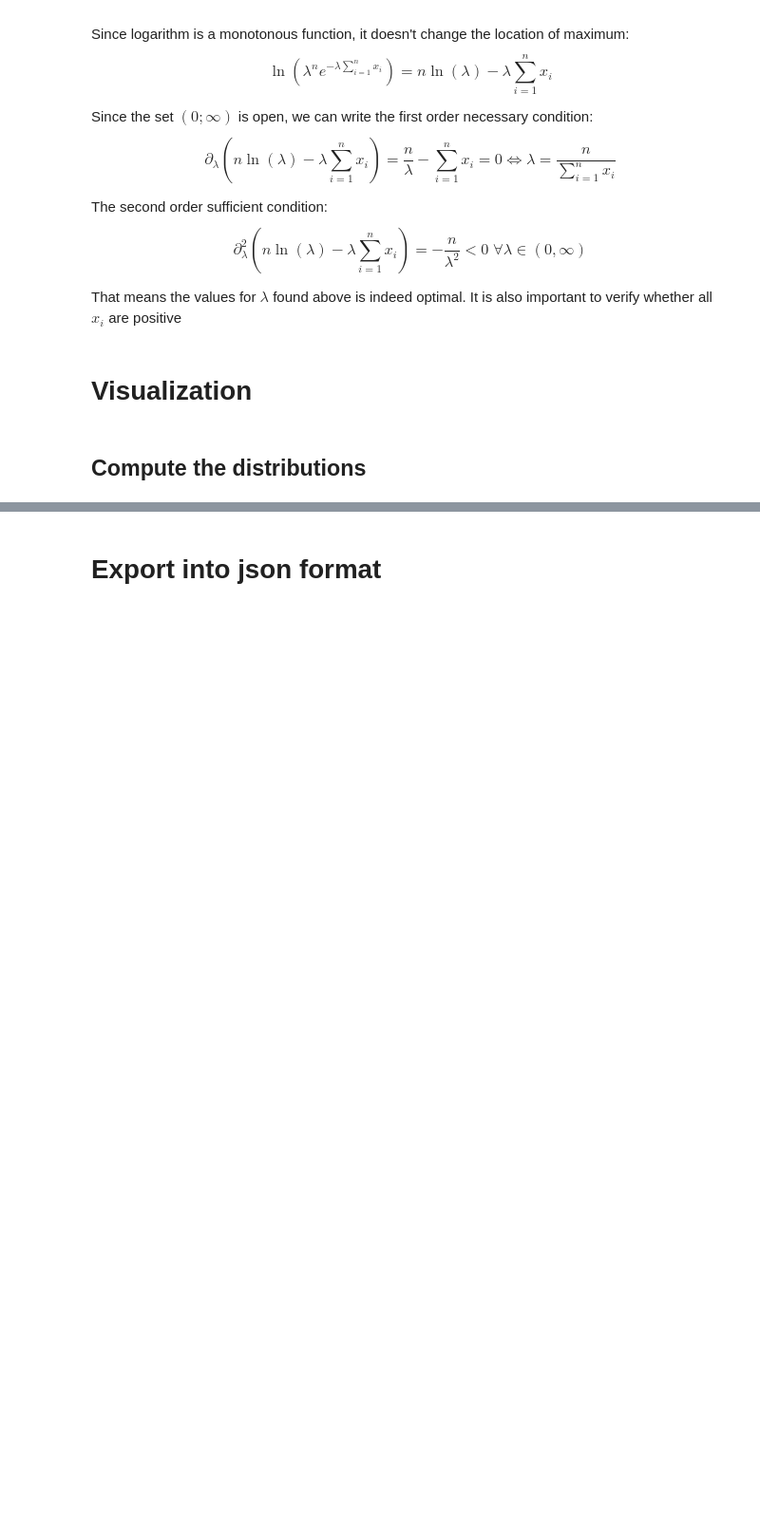
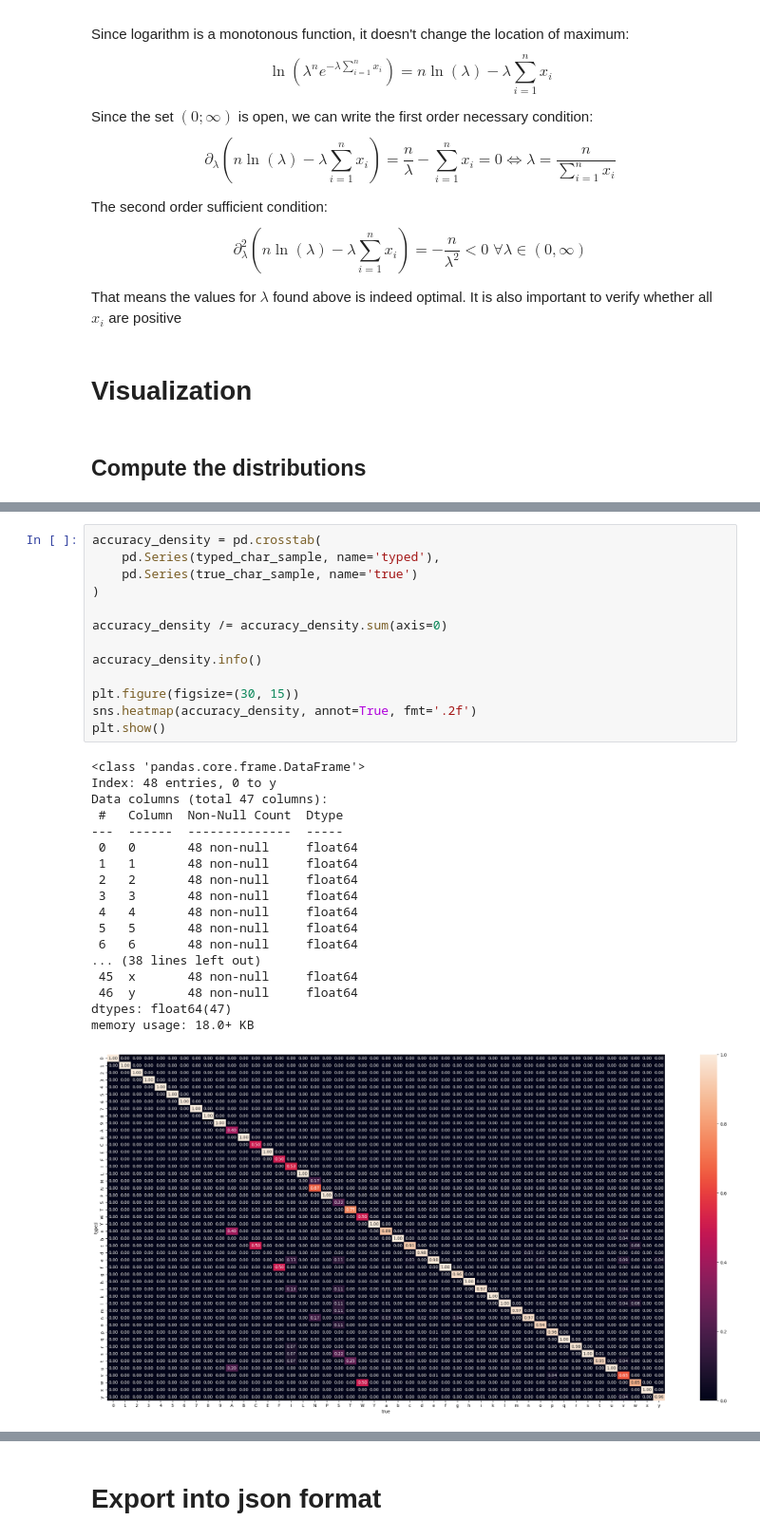
Before and after one commit to geekrope/keystroke-distribution, a Jupyter notebook: analysis/typing_distribution.ipynb, the cells around one changed output, grey strips where cells are left out. Shown at 95% size. Drawn from its saved outputs; the diff is of its cells as text; blank space fills up the shorter version.

```diff
--- a/analysis/typing_distribution.ipynb
+++ b/analysis/typing_distribution.ipynb
@@ -153,3 +188,35 @@ distribution = compute_cdf(data)
+# %%
+accuracy_density = pd.crosstab(
+    pd.Series(typed_char_sample, name='typed'),
+    pd.Series(true_char_sample, name='true')
+)
+
+accuracy_density /= accuracy_density.sum(axis=0)
+
+accuracy_density.info()
+
+plt.figure(figsize=(30, 15))
+sns.heatmap(accuracy_density, annot=True, fmt='.2f')
+plt.show()
+# %% [output]
+<class 'pandas.core.frame.DataFrame'>
+Index: 48 entries, 0 to y
+Data columns (total 47 columns):
+ #   Column  Non-Null Count  Dtype
+---  ------  --------------  -----
+ 0   0       48 non-null     float64
+ 1   1       48 non-null     float64
+ 2   2       48 non-null     float64
+ 3   3       48 non-null     float64
+ 4   4       48 non-null     float64
+ 5   5       48 non-null     float64
+ 6   6       48 non-null     float64
+... (38 lines left out)
+ 45  x       48 non-null     float64
+ 46  y       48 non-null     float64
+dtypes: float64(47)
+memory usage: 18.0+ KB
+[figure, added]
 # %%
 fig, axes = plt.subplots(count, count, figsize=(12, 12))
 
```
Also changed, not shown: parts of 15 cells of this notebook, 7 other files.
